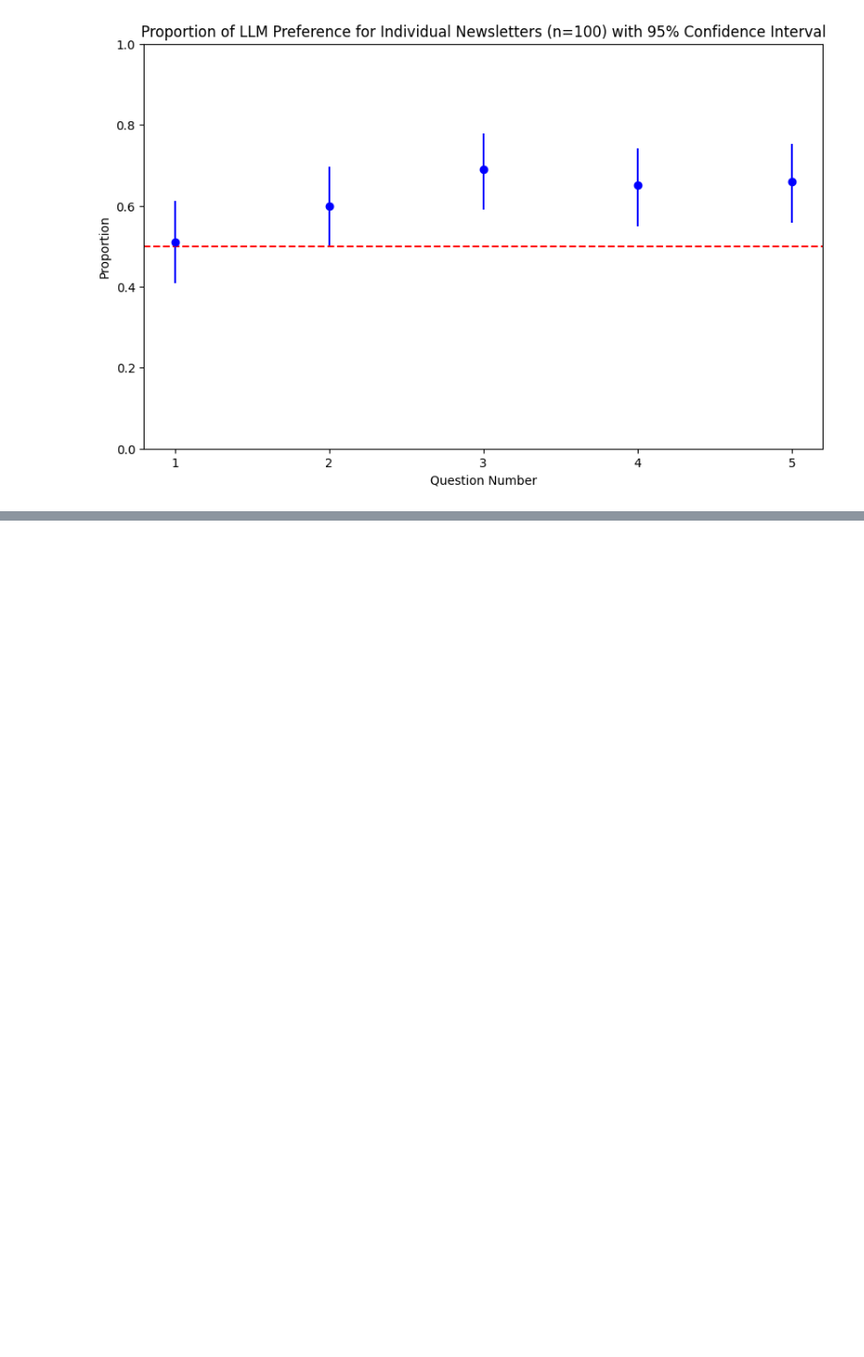
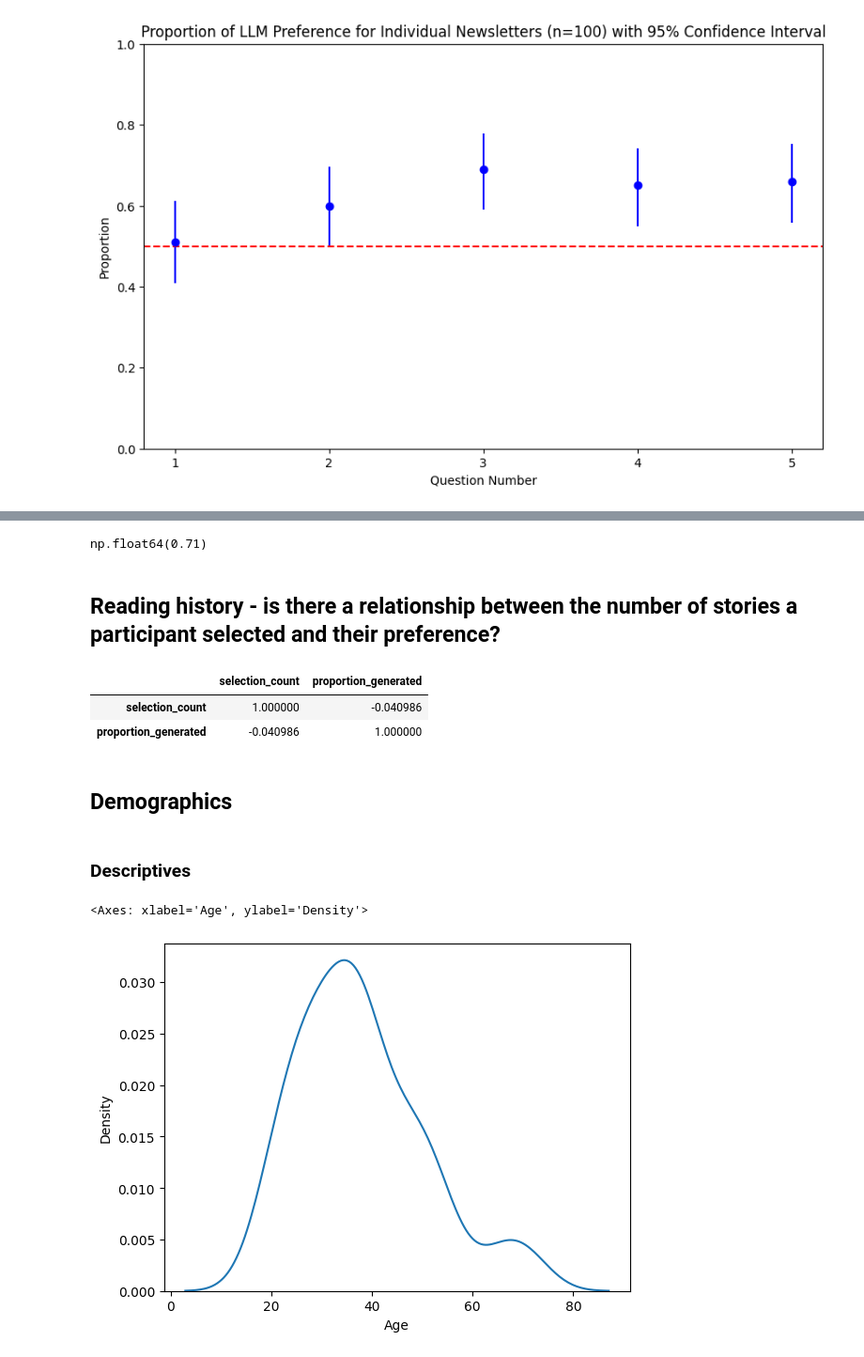
Before and after one commit to NHagar/email-personalization, a Jupyter notebook: analysis/survey_results.ipynb, the cells around one changed output, grey strips where cells are left out. Shown at 94% size. Cells and saved outputs as stored; diff of their text form; code cells hidden in the pictures; blank space fills up the shorter version.

Commit message:
demographic and robustness analyses

```diff
--- a/analysis/survey_results.ipynb
+++ b/analysis/survey_results.ipynb
@@ -228,0 +250,34 @@ plt.show()
+# %%
+counts[counts.proportion_generated > 0.5].user_id.sum() / counts.user_id.sum()
+# %% [output]
+np.float64(0.71)
+# %% [markdown]
+## Reading history - is there a relationship between the number of stories a participant selected and their preference?
+# %%
+df[["selection_count", "proportion_generated"]].corr(method="spearman")
+# %% [output]
+|  | selection_count | proportion_generated |
+| selection_count | 1.000000 | -0.040986 |
+| proportion_generated | -0.040986 | 1.000000 |
+# %% [markdown]
+## Demographics
+# %%
+def process_demographics(path):
+    df = pd.read_csv(path)
+    df = df[df["Status"] == "APPROVED"]
+    df = df[["Participant id", "Time taken", "Age", "Sex", "Ethnicity simplified", "Student status", "Employment status"]]
+    df = df.rename(columns={"Participant id": "user_id"})
+    df["Age"] = df["Age"].astype(int)
+    df = df.drop_duplicates(subset=["user_id"])
+    return df
+# %%
+demo_gated = process_demographics("../data/demographics_gated.csv")
+demo_ungated = process_demographics("../data/demographics_ungated.csv")
+demo = pd.concat([demo_gated, demo_ungated])
+# %% [markdown]
+### Descriptives
+# %%
+sns.kdeplot(demo["Age"])
+# %% [output]
+<Axes: xlabel='Age', ylabel='Density'>
+[figure, added]
```
Also changed, not shown: parts of 23 cells of this notebook.
